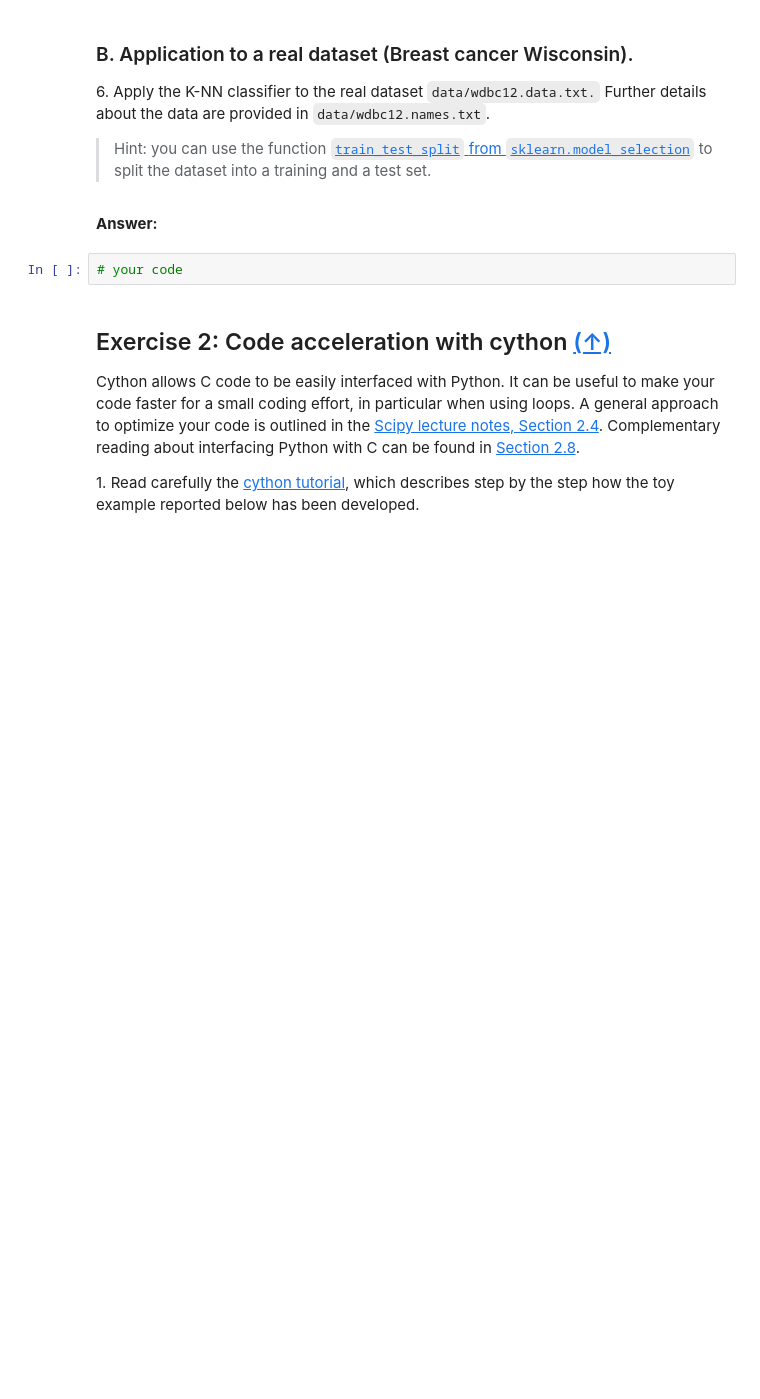
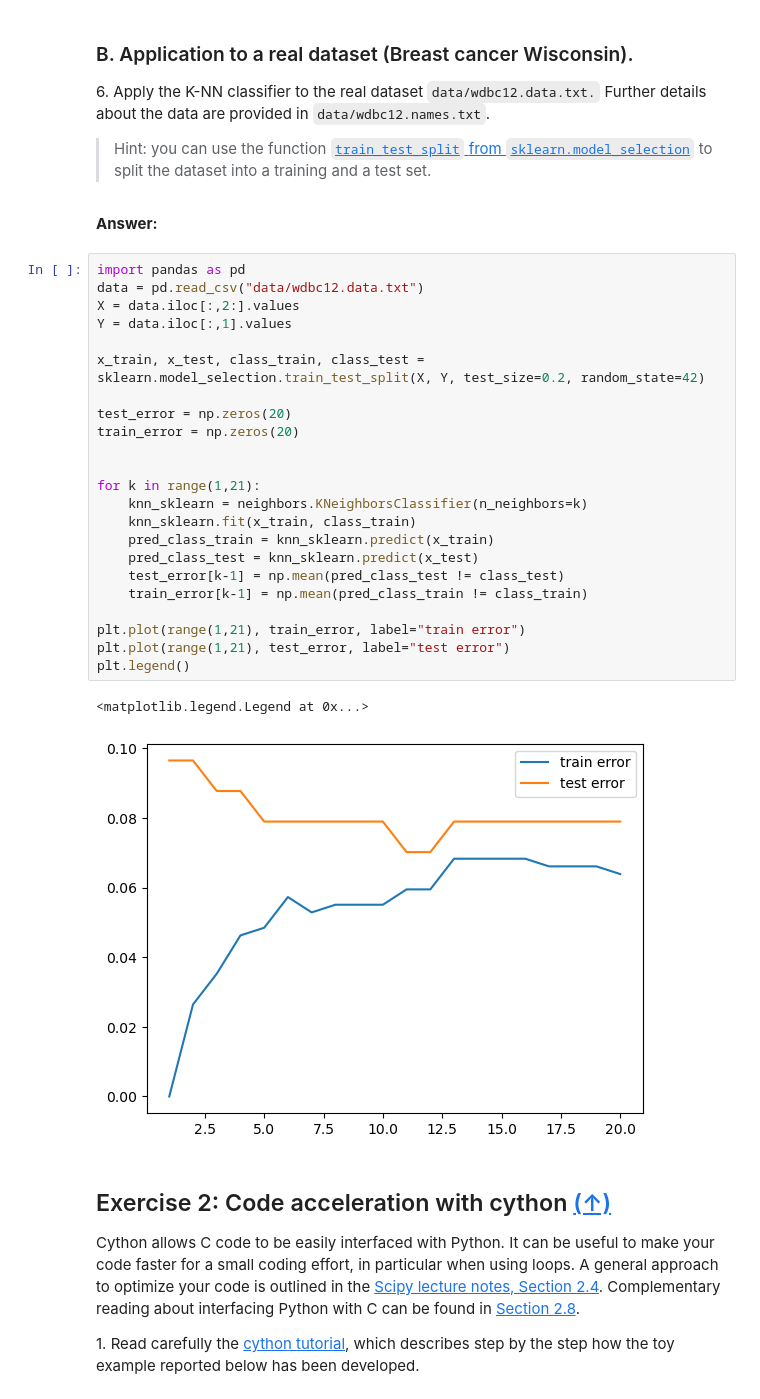
Before and after one commit to hichamomh/Python-labs, a Jupyter notebook: Labs/Lab4/lab4.ipynb, the cells around one changed output. Cells and saved outputs as stored; diff of their text form; blank space fills up the shorter version.

```diff
--- a/Labs/Lab4/lab4.ipynb
+++ b/Labs/Lab4/lab4.ipynb
@@ -106,8 +167,32 @@ N_test = test.shape[0]
 > Hint: you can use the function [`train_test_split` from `sklearn.model_selection`](https://scikit-learn.org/stable/modules/generated/sklearn.model_selection.train_test_split.html) to split the dataset into a training and a test set.
 # %% [markdown]
 **Answer:**
-# %%
-# your code
+# %%
+import pandas as pd
+data = pd.read_csv("data/wdbc12.data.txt")
+X = data.iloc[:,2:].values
+Y = data.iloc[:,1].values
+
+x_train, x_test, class_train, class_test = sklearn.model_selection.train_test_split(X, Y, test_size=0.2, random_state=42)
+
+test_error = np.zeros(20)
+train_error = np.zeros(20)
+
+
+for k in range(1,21):
+    knn_sklearn = neighbors.KNeighborsClassifier(n_neighbors=k)
+    knn_sklearn.fit(x_train, class_train)
+    pred_class_train = knn_sklearn.predict(x_train)
+    pred_class_test = knn_sklearn.predict(x_test)
+    test_error[k-1] = np.mean(pred_class_test != class_test)
+    train_error[k-1] = np.mean(pred_class_train != class_train)
+
+plt.plot(range(1,21), train_error, label="train error")
+plt.plot(range(1,21), test_error, label="test error")
+plt.legend()
+# %% [output]
+<matplotlib.legend.Legend at 0x...>
+[figure, added]
 # %% [markdown]
 ## <a name="ex2">Exercise 2: Code acceleration with cython</a> [(&#8593;)](#content)
 
```
Also changed, not shown: parts of 14 cells of this notebook, 20 other files.
